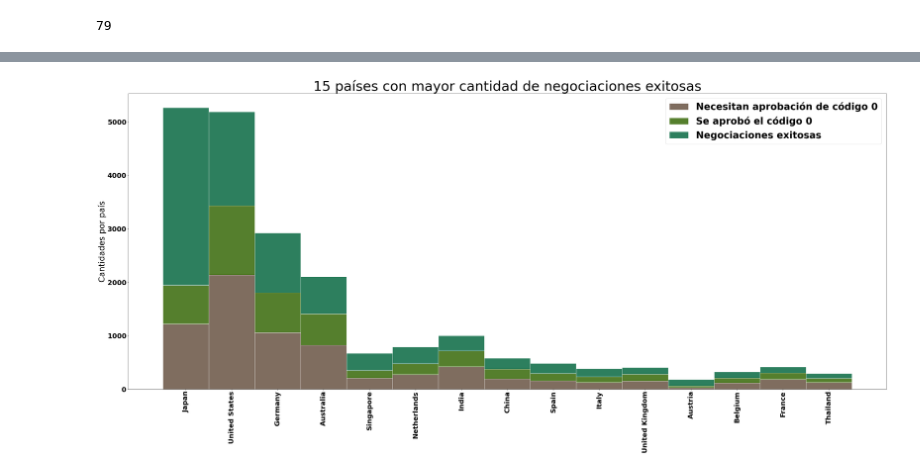
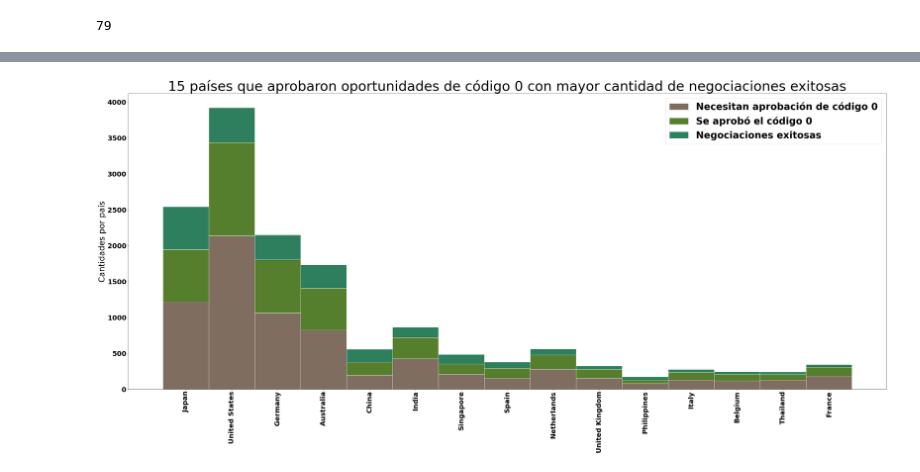
Before and after one commit to ariel55/summerdata_visuchallenge, a Jupyter notebook: visualizaciones_Anto.ipynb, the cells around one changed output, grey strips where cells are left out. Drawn from its saved outputs; the diff is of its cells as text; code cells hidden in the pictures.

Commit message:
Agrego más visualizaciones

```diff
--- a/visualizaciones_Anto.ipynb
+++ b/visualizaciones_Anto.ipynb
@@ -274,0 +308,7 @@ cant_TRF_por_pais
+# %%
+codigo_0_aprobado = oportunidades['Bureaucratic_Code_0_Approved'] == 1
+# %%
+codigo_0_closed_won = oportunidades[(es_Closed_Won & codigo_0_aprobado)].groupby(['Billing_Country']).agg({'Stage': lambda x: x.value_counts()}).reset_index()
+col_codigo_0_closed_won = {'Stage':'Quantity_Closed_Won'}
+codigo_0_closed_won.rename(columns=col_codigo_0_closed_won, inplace= True)
+codigo_0_closed_won.head()
@@ -529,3 +567,3 @@ codigo_0
 # %%
-op_para_grafico = codigo_0.merge(op_closed_won, how = 'right', left_on = 'Billing_Country', right_on='Billing_Country')
+op_para_grafico = codigo_0.merge(codigo_0_closed_won, how = 'right', left_on = 'Billing_Country', right_on='Billing_Country')
 # %%
@@ -545,5 +585,5 @@ len(codigo_0['Bureaucratic_Code_0_Approved'])
 # %%
-op_para_grafico = op_para_grafico.nlargest(15, columns='Stage')
+op_para_grafico = op_para_grafico.nlargest(15, columns='Quantity_Closed_Won')
 # %%
 op_para_grafico
 # %% [output]
@@ -570,6 +610,8 @@ import matplotlib.pyplot as plt
 from matplotlib import rc
 import pandas as pd
 
+# este grafico muestra las negociaciones exitosas solo para quellas oportunidades que su codigo cero fue aprobado, asi lo puedo comparar con las cantidades
+#de codigo 0 aprobado y que necesitan aprobación
 plt.figure(figsize=(50,20))
 # y-axis in bold
 rc('font', weight='bold')
@@ -577,34 +619,34 @@ rc('font', weight='bold')
 # Values of each group
 bars1 = op_para_grafico['Bureaucratic_Code_0_Approval']
 bars2 = op_para_grafico['Bureaucratic_Code_0_Approved']
-bars3 = op_para_grafico['Stage']
+bars3 = op_para_grafico['Quantity_Closed_Won']
 
 # Heights of bars1 + bars2
 bars = np.add(0, bars3).tolist()
 
 # The position of the bars on the x-axis
 r = op_para_grafico['Billing_Country'].unique()
 #r = [0,1,2,3,4,5]
 
 # Names of group and bar width
 #names = ['A','B','C','D','E']
 barWidth = 1
 
 # Create brown bars
 plt.bar(r, bars1, color='#7f6d5f', edgecolor='white', width=barWidth, label = 'Necesitan aprobación de código 0')
 # Create green bars (middle), on top of the firs ones
 plt.bar(r, bars2, color='#557f2d',bottom=bars1, edgecolor='white', width=barWidth, label = 'Se aprobó el código 0')
 # Create green bars (top)
 plt.bar(r, bars3, color='#2d7f5e',bottom=bars1+bars2, edgecolor='white', width=barWidth, label = 'Negociaciones exitosas')
 
 
 # Custom X axis
 plt.xticks(r, op_para_grafico['Billing_Country'].unique(), fontweight='bold', rotation=90, fontsize = 25)
 plt.yticks(fontsize = 25)
 plt.legend(loc="upper right", fontsize = 35)
-plt.title("15 países con mayor cantidad de negociaciones exitosas", fontsize = 50)
+plt.title("15 países que aprobaron oportunidades de código 0 con mayor cantidad de negociaciones exitosas", fontsize = 50)
 plt.ylabel("Cantidades por país", fontsize = 30)
 # Show graphic
 plt.show()
 # %% [output]
-[figure, old version]
+[figure, new version]
```
Also changed, not shown: parts of 37 cells of this notebook.
